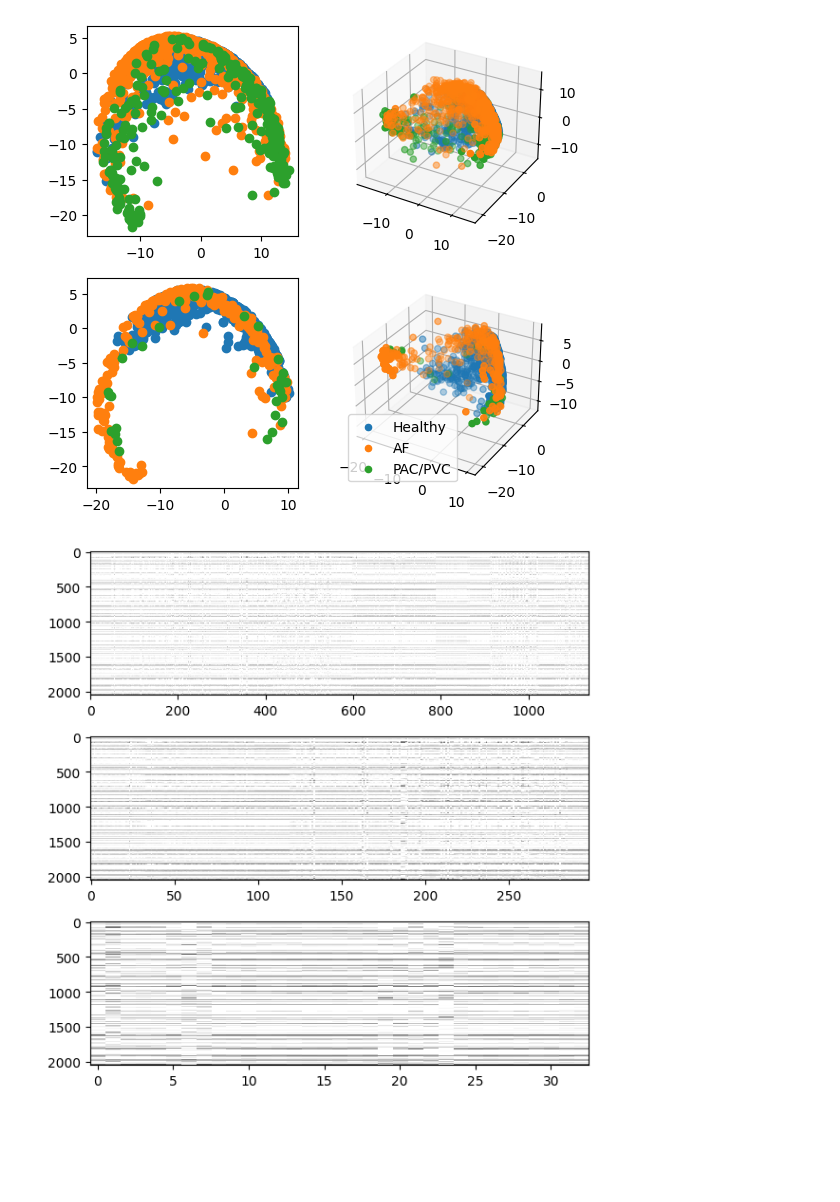
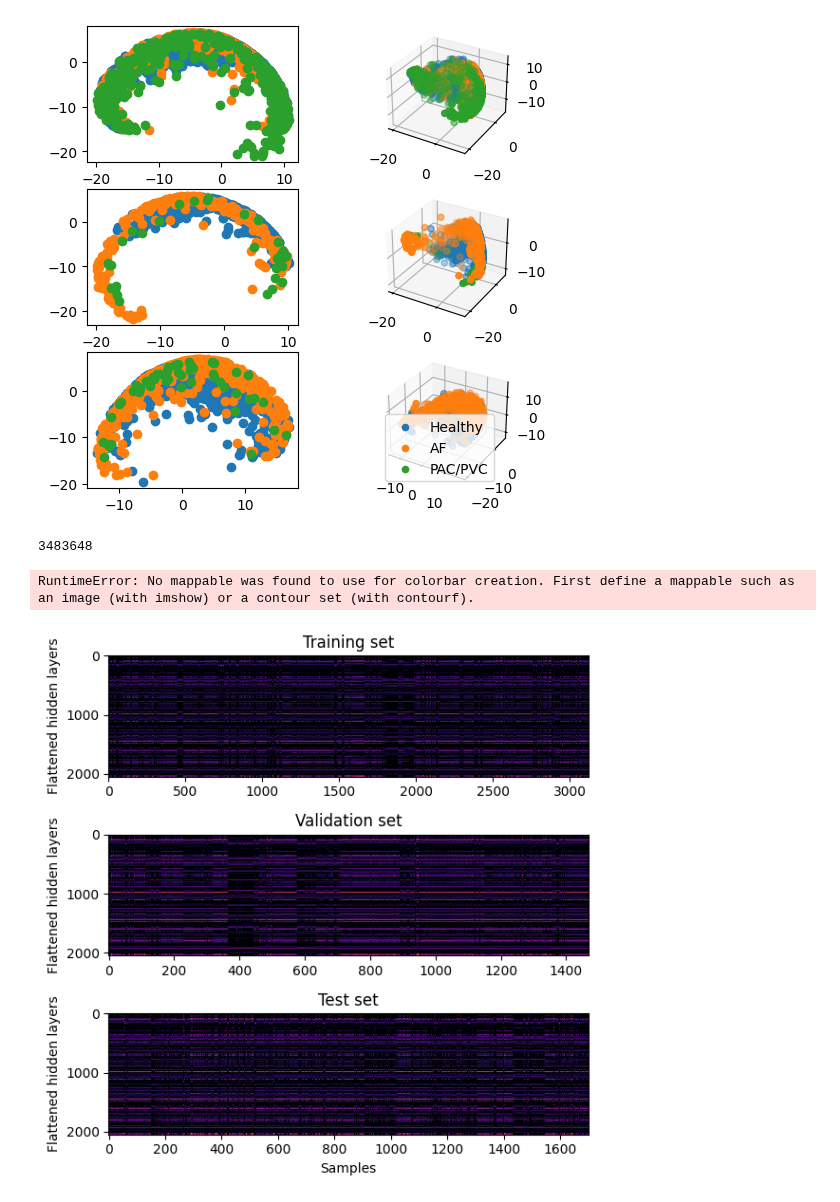
Before and after one commit to DLab1402/my_tool, a Jupyter notebook: ppg_noise_reject/utils/view.ipynb, the cells around one changed output. Cells and saved outputs as stored; diff of their text form; code cells hidden in the pictures; blank space fills up the shorter version.

```diff
--- a/ppg_noise_reject/utils/view.ipynb
+++ b/ppg_noise_reject/utils/view.ipynb
@@ -45,7 +45,7 @@ def check_similarity_anderson(data1, data2):
 
     return result
 
-fig,ax = plt.subplots(2,1)
+fig,ax = plt.subplots(1,2,figsize=(7,4),gridspec_kw={'width_ratios': [1, 2]})
 ax.flatten()
 
 file = os.path.join(BACK_UP,"loss.json")
@@ -77,4 +77,12 @@ with open(file, "r") as f:
     fpr = np.array(auc["fpr"])
     tpr = np.array(auc["tpr"])
     ax[1].plot(fpr,tpr)
+    ax[1].grid()
+    ax[1].plot([0,1],[0,1],'--')
+    ax[1].set_xlabel("False Positive Rate")
+    ax[1].set_ylabel("True Positive Rate")
+    ax[1].set_title("ROC Curve")
+    ax[1].legend()
+
+plt.show()
 # %% [output]
@@ -105,8 +111,12 @@ with open(file, "r") as f:
     train = np.array(epoch["train"])
     val = np.array(epoch["val"])
     x = np.array(range(len(train)))
-    plt.plot(x,train,label="Training loss")
-    plt.plot(x,val,label="Validation loss")
+    plt.plot(np.arange(1, 51),train,label="Training loss")
+    plt.plot(np.arange(1, 51),val,label="Validation loss")
     plt.grid()
+    plt.legend()
+    plt.xlim((1,50))
+    plt.ylabel("Loss")
+    plt.xlabel("Epoch")
     plt.show()
 # %% [output]
@@ -114,57 +124,91 @@ with open(file, "r") as f:
 # %%
 #PCA case
-file1 = os.path.join(BACK_UP,"test_latent.json")
+file1 = os.path.join(BACK_UP,"train_latent.json")
 file2 = os.path.join(BACK_UP,"val_latent.json")
+file3 = os.path.join(BACK_UP,"test_latent.json")
 
 fig = plt.figure(figsize=(6, 6))
-ax1 = fig.add_subplot(2, 2, 1)
-ax2 = fig.add_subplot(2, 2, 2, projection='3d')
-ax3 = fig.add_subplot(2, 2, 3)
-ax4 = fig.add_subplot(2, 2, 4, projection='3d')
+ax1 = fig.add_subplot(3, 2, 1)
+ax2 = fig.add_subplot(3, 2, 2, projection='3d')
+ax3 = fig.add_subplot(3, 2, 3)
+ax4 = fig.add_subplot(3, 2, 4, projection='3d')
+ax5 = fig.add_subplot(3, 2, 5)
+ax6 = fig.add_subplot(3, 2, 6, projection='3d')
 
 with open(file1, "r") as f:
     data = json.load(f)
-    latent_np = data["latent_np"]
+    latent_np1 = np.array(data["latent_np"])
     latent = np.array(data["latent"])
     idx0 = np.where(np.array(data["disease"]) == 0)[0]
     idx1 = np.where(np.array(data["disease"]) == 1)[0]
     idx2 = np.where(np.array(data["disease"]) > 1)[0]
     ax1.scatter(latent[idx0, 0], latent[idx0, 1], label = "Healthy")
     ax1.scatter(latent[idx1, 0], latent[idx1, 1], label = "AF")
     ax1.scatter(latent[idx2, 0], latent[idx2, 1], label = "PAC/PVC")
     ax2.scatter(latent[idx0, 0], latent[idx0, 1], latent[idx0, 2], label = "Healthy")
     ax2.scatter(latent[idx1, 0], latent[idx1, 1], latent[idx1, 2], label = "AF")
     ax2.scatter(latent[idx2, 0], latent[idx2, 1], latent[idx2, 2], label = "PAC/PVC")
+
 plt.legend()
 
 with open(file2, "r") as f:
     data = json.load(f)
+    latent_np2 = np.array(data["latent_np"])
     latent = np.array(data["latent"])
     idx0 = np.where(np.array(data["disease"]) == 0)[0]
     idx1 = np.where(np.array(data["disease"]) == 1)[0]
     idx2 = np.where(np.array(data["disease"]) > 1)[0]
     ax3.scatter(latent[idx0, 0], latent[idx0, 1], label = "Healthy")
     ax3.scatter(latent[idx1, 0], latent[idx1, 1], label = "AF")
     ax3.scatter(latent[idx2, 0], latent[idx2, 1], label = "PAC/PVC")
     ax4.scatter(latent[idx0, 0], latent[idx0, 1], latent[idx0, 2], label = "Healthy")
     ax4.scatter(latent[idx1, 0], latent[idx1, 1], latent[idx1, 2], label = "AF")
     ax4.scatter(latent[idx2, 0], latent[idx2, 1], latent[idx2, 2], label = "PAC/PVC")
 
+with open(file3, "r") as f:
+    data = json.load(f)
+    latent_np3 = np.array(data["latent_np"])
+    latent = np.array(data["latent"])
+    idx0 = np.where(np.array(data["disease"]) == 0)[0]
+    idx1 = np.where(np.array(data["disease"]) == 1)[0]
+    idx2 = np.where(np.array(data["disease"]) > 1)[0]
+    ax5.scatter(latent[idx0, 0], latent[idx0, 1], label = "Healthy")
+    ax5.scatter(latent[idx1, 0], latent[idx1, 1], label = "AF")
+    ax5.scatter(latent[idx2, 0], latent[idx2, 1], label = "PAC/PVC")
+    ax6.scatter(latent[idx0, 0], latent[idx0, 1], latent[idx0, 2], label = "Healthy")
+    ax6.scatter(latent[idx1, 0], latent[idx1, 1], latent[idx1, 2], label = "AF")
+    ax6.scatter(latent[idx2, 0], latent[idx2, 1], latent[idx2, 2], label = "PAC/PVC")
+
 plt.legend()
 plt.show()
 
-latent_np = np.array(latent_np)
-latent = (latent_np - latent_np.min()) / (latent_np.max() - latent_np.min() + 1e-8)
-sketch = np.transpose(latent)
+
+latent_np1 = (latent_np1 - latent_np1.min()) / (latent_np1.max() - latent_np1.min() + 1e-8)
+latent_np2 = (latent_np2 - latent_np2.min()) / (latent_np2.max() - latent_np2.min() + 1e-8)
+latent_np3 = (latent_np3 - latent_np3.min()) / (latent_np3.max() - latent_np3.min() + 1e-8)
+sketch1 = np.transpose(latent_np1)
+sketch2 = np.transpose(latent_np2)
+sketch3 = np.transpose(latent_np3)
+print(sketch3.size)
 fig, ax = plt.subplots(3,1,figsize=(6,6))
-ax[0].imshow(sketch[:,idx0],aspect='auto',cmap='gray_r',interpolation='nearest')
-ax[1].imshow(sketch[:,idx1],aspect='auto',cmap='gray_r',interpolation='nearest')
-ax[2].imshow(sketch[:,idx2],aspect='auto',cmap='gray_r',interpolation='nearest')
+ax[0].imshow(sketch1,aspect='auto',cmap='inferno',interpolation='nearest')
+ax[0].set_ylabel("Flattened hidden layers")
+ax[0].set_title("Training set")
+ax[1].imshow(sketch2,aspect='auto',cmap='inferno',interpolation='nearest')
+ax[1].set_ylabel("Flattened hidden layers")
+ax[1].set_title("Validation set")
+ax[2].imshow(sketch3[:,],aspect='auto',cmap='inferno',interpolation='nearest')
+ax[2].set_xlabel("Samples")
+ax[2].set_ylabel("Flattened hidden layers")
+ax[2].set_title("Test set")
 plt.tight_layout()
+plt.colorbar()
 plt.show()
 # %% [output]
-[figure, old version]
+[figure, new version]
+3483648
+RuntimeError: No mappable was found to use for colorbar creation. First define a mappable such as an image (with imshow) or a contour set (with contourf).
-[figure, old version]
+[figure, new version]
 # %%
 #Inference
 file = os.path.join(BACK_UP,"depict.json")
```
Also changed, not shown: parts of 4 cells of this notebook, 1 other file.
